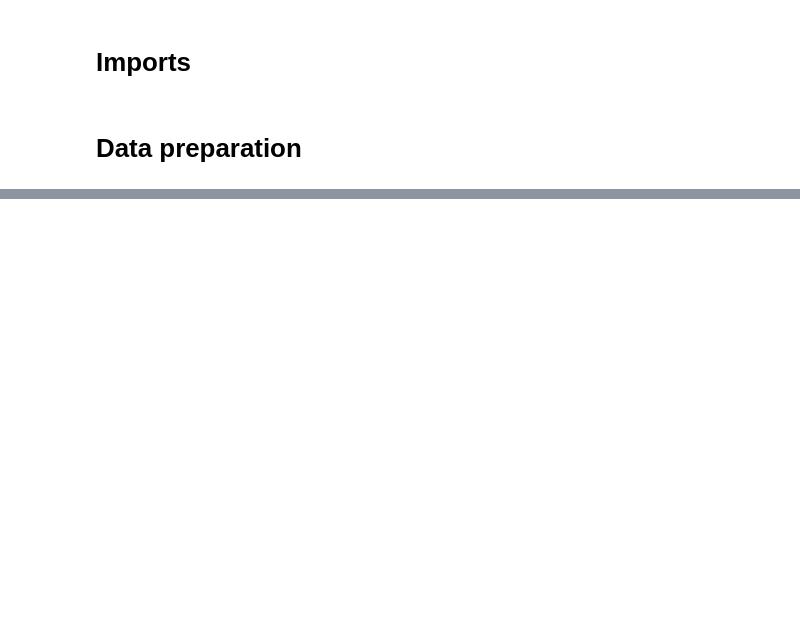
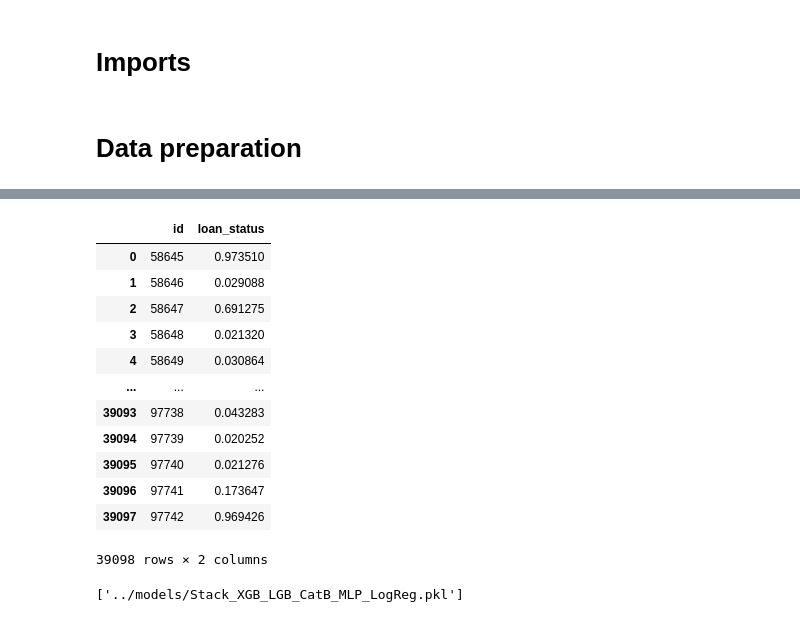
Before and after one commit to MrIsCM/KaggleCompetitions, a Jupyter notebook: notebooks/stacking.ipynb, the cells around one changed output, grey strips where cells are left out. Saved outputs shown, nothing was run; the diff lists cells and outputs as text; code cells hidden in the pictures; blank space fills up the shorter version.

Commit message:
Testing different stacking models

```diff
--- a/notebooks/stacking.ipynb
+++ b/notebooks/stacking.ipynb
@@ -131,0 +408,7 @@ print(f"Best trial: {study.best_trial.params}")
+# %%
+# Fit on the full training data
+X_prep = preprocessor.transform(X)
+X_prep = imputer.transform(X_prep)
+
+# Fit the stacking model on the full data
+stacking_model.fit(X_prep, y)
@@ -131,0 +450,21 @@ print(f"Best trial: {study.best_trial.params}")
+# %%
+estimators_RF = [
+    ('catboost', CatBoostClassifier(**cat_study.best_trial.params)),
+    ('lightgbm', lgb.LGBMClassifier(**lgb_study.best_trial.params)),
+    ('xgb', xgb.XGBClassifier(**xgb_study.best_trial.params)),
+    ('mlp', mlp)  # Add the simple neural network
+]
+
+# Define the stacking model
+stacking_model_RF = StackingClassifier(
+    estimators=estimators,
+    final_estimator=RandomForestClassifier()
+)
+# Fit the stacking model
+stacking_model.fit(X_train_prep, y_train)
+
+# Evaluate AUC on the test set
+y_pred_prob_rf = stacking_model.predict_proba(X_test_prep)[:, 1]
+stacking_auc_rf = roc_auc_score(y_test, y_pred_prob_rf)
+
+print(f"Stacking AUC with MLP and RF: {stacking_auc_rf}")
@@ -131,0 +489,28 @@ print(f"Best trial: {study.best_trial.params}")
+# %%
+# Submission data
+data_to_predict_prep = preprocessor.transform(data_to_predict)
+data_to_predict_prep = imputer.transform(data_to_predict_prep)
+
+# Predict probabilities for the submission data
+y_pred_prob = stacking_model.predict_proba(data_to_predict_prep)[:, 1]
+
+# Create a submission dataframe
+submission = pd.DataFrame({
+	'id': data_to_predict['id'],
+	'loan_status': y_pred_prob
+})
+submission
+# %% [output]
+|  | id | loan_status |
+| 0 | 58645 | 0.973510 |
+| 1 | 58646 | 0.029088 |
+| 2 | 58647 | 0.691275 |
+| 3 | 58648 | 0.021320 |
+| 4 | 58649 | 0.030864 |
+| ... | ... | ... |
+| 39093 | 97738 | 0.043283 |
+| 39094 | 97739 | 0.020252 |
+| 39095 | 97740 | 0.021276 |
+| 39096 | 97741 | 0.173647 |
+| 39097 | 97742 | 0.969426 |
+39098 rows × 2 columns
@@ -131,0 +519,7 @@ print(f"Best trial: {study.best_trial.params}")
+# %%
+import joblib
+
+# Save the model
+joblib.dump(stacking_model, '../models/Stack_XGB_LGB_CatB_MLP_LogReg.pkl')
+# %% [output]
+['../models/Stack_XGB_LGB_CatB_MLP_LogReg.pkl']
```
Also changed, not shown: parts of 14 cells of this notebook.
